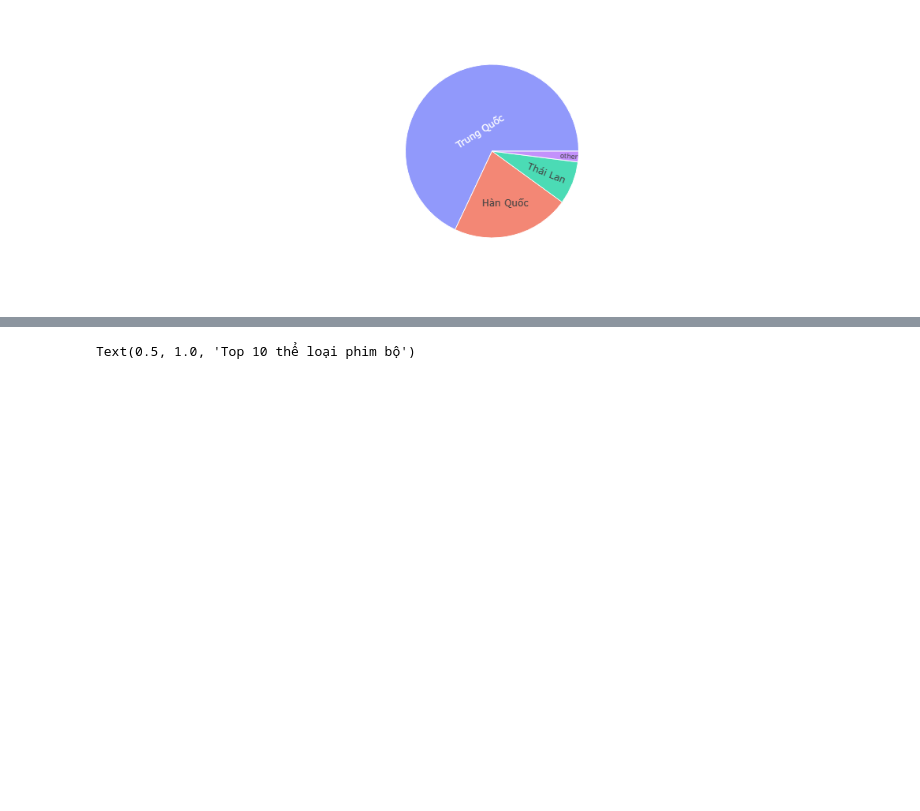
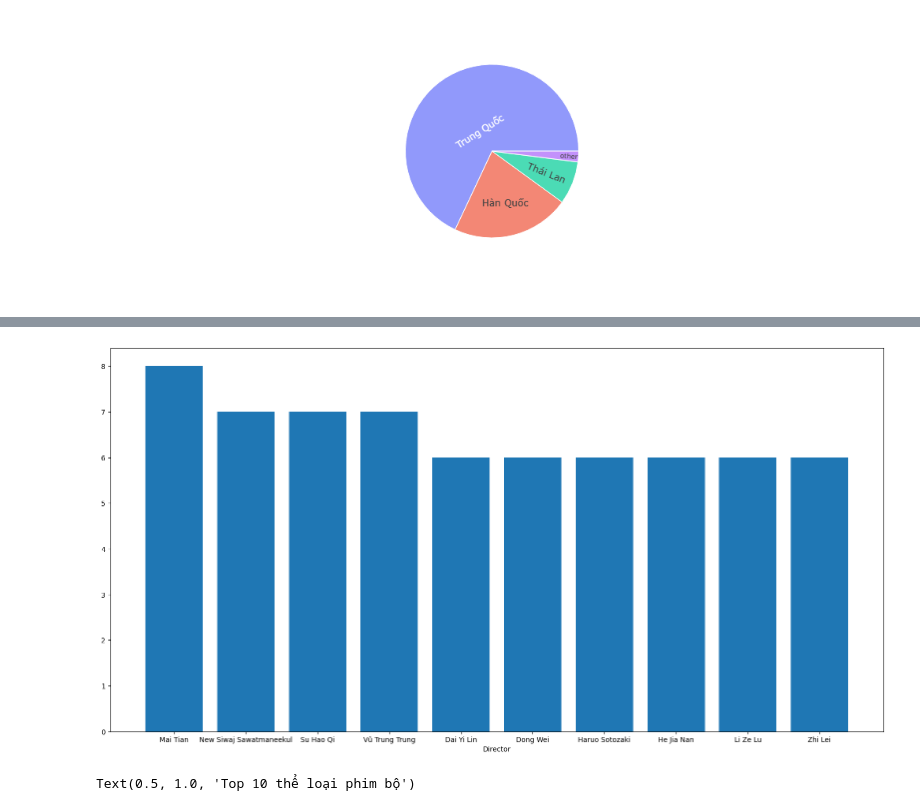
Before and after one commit to lamchi357/iQIYI, a Jupyter notebook: IQIYI.ipynb, the cells around one changed output, grey strips where cells are left out. Saved outputs shown, nothing was run; the diff lists cells and outputs as text; code cells hidden in the pictures; blank space fills up the shorter version.

```diff
--- a/IQIYI.ipynb
+++ b/IQIYI.ipynb
@@ -315,3 +325,12 @@ fig.show()
+# %%
+#Top 10 đạo diễn có nhiều phim được đăng tải trên nền tảng
+director_counts = df4.groupby('director')['movie_title'].count().reset_index()
+top_10_directors = director_counts.nlargest(10, 'movie_title')
+plt.bar(top_10_directors['director'], top_10_directors['movie_title'])
+plt.xlabel('Director')
+plt.show()
+# %% [output]
+[figure, added]
 # %%
 plt.figure(figsize=(12,6))
 df4[df4["kind"]=="Phim bộ"]["genre"].value_counts()[:10].plot(kind="barh",color="black")
```
Also changed, not shown: parts of 4 cells of this notebook.
